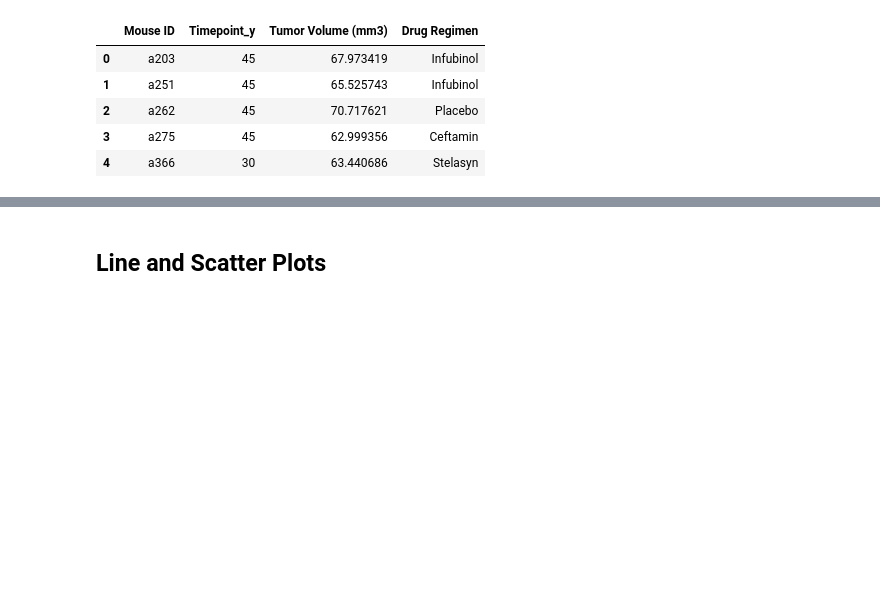
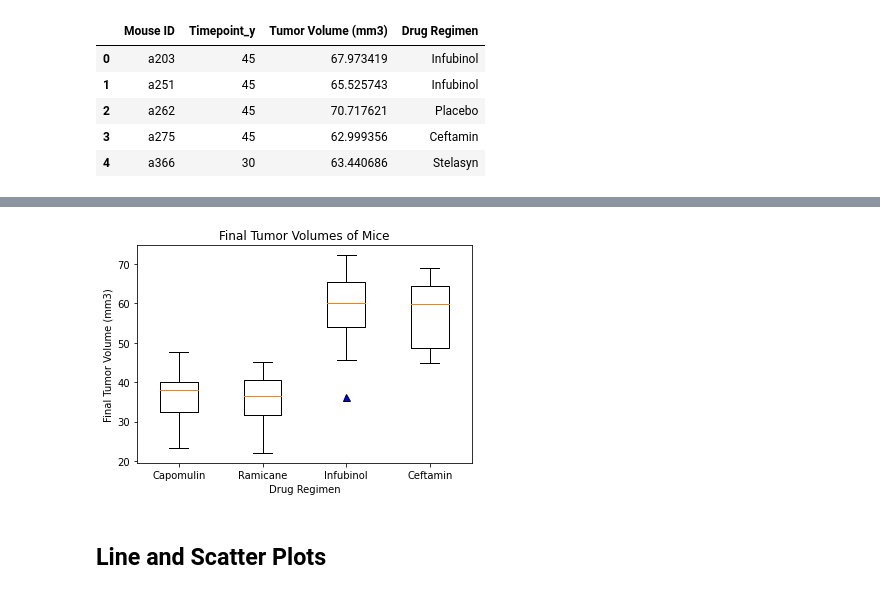
Before and after one commit to acsours/matplotlib-homework, a Jupyter notebook: pymaceuticals_starter.ipynb, the cells around one changed output, grey strips where cells are left out. Saved outputs shown, nothing was run; the diff lists cells and outputs as text; code cells hidden in the pictures; blank space fills up the shorter version.

```diff
--- a/pymaceuticals_starter.ipynb
+++ b/pymaceuticals_starter.ipynb
@@ -333,18 +264,20 @@ for each_drug in treatment_list:
 # %%
 # Generate a box plot of the final tumor volume of each mouse across four regimens of interest
 
 treatment_list= ['Capomulin', 'Ramicane', 'Infubinol', 'Ceftamin']
 tick_locations = [1, 2, 3, 4]
-outliers = dict(markerfacecolor='blue',markersize=7)
+outliers = dict(marker='^', markerfacecolor='blue',markersize=7,linestyle='none')
 
 
 fig1, ax1 = plt.subplots()
 ax1.set_title('Final Tumor Volumes of Mice')
 ax1.set_ylabel('Final Tumor Volume (mm3)')
 ax1.set_xlabel('Drug Regimen')
 ax1.boxplot(tumor_vol_list, flierprops=outliers)
 plt.xticks(tick_locations, labels=treatment_list)
 plt.show()
+# %% [output]
+[figure, added]
 # %% [markdown]
 ## Line and Scatter Plots
 # %%
```
Also changed, not shown: parts of 21 cells of this notebook.
